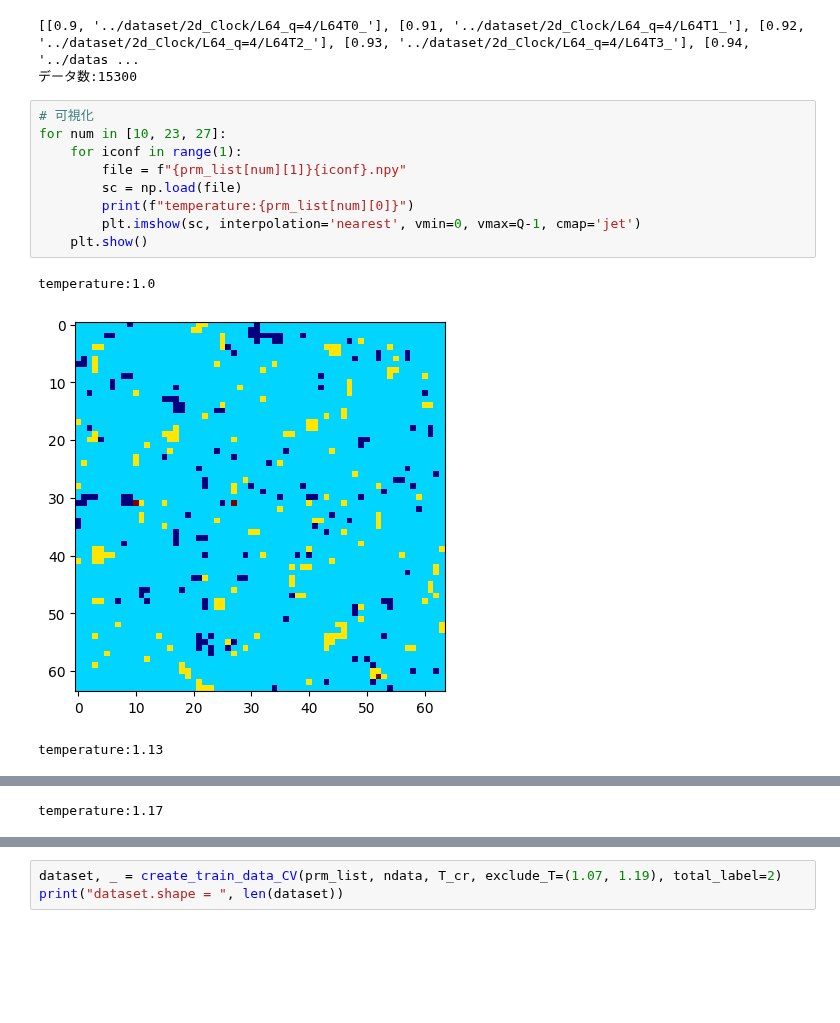
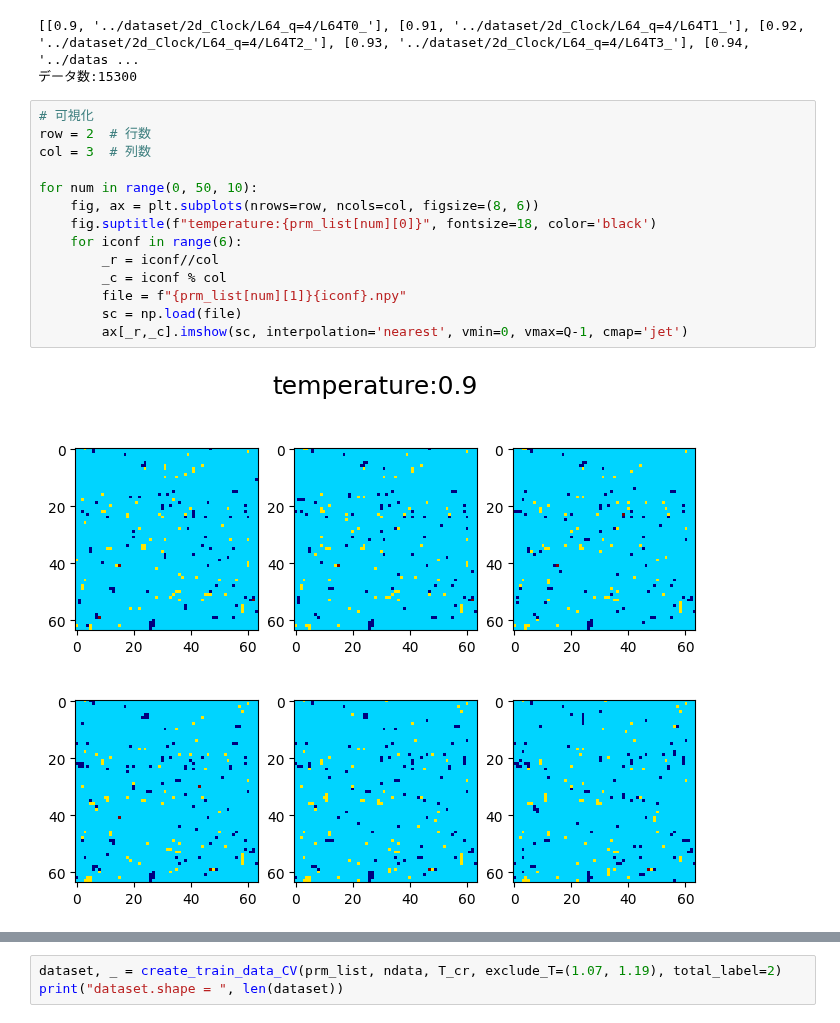
Before and after one commit to tatsuya0926/spin-configuration-learning, a Jupyter notebook: learning/train/train_cnn_Clock_q=4.ipynb, the cells around one changed output, grey strips where cells are left out. Drawn from its saved outputs; the diff is of its cells as text; blank space fills up the shorter version.

Commit message:
fixed plot label, update kmeans

```diff
--- a/learning/train/train_cnn_Clock_q=4.ipynb
+++ b/learning/train/train_cnn_Clock_q=4.ipynb
@@ -32,14 +32,17 @@ print(f"データ数:{nconf*ndata}")
 データ数:15300
 # %%
 # 可視化
-for num in [10, 23, 27]:
-    for iconf in range(1):
+row = 2  # 行数
+col = 3  # 列数
+
+for num in range(0, 50, 10):
+    fig, ax = plt.subplots(nrows=row, ncols=col, figsize=(8, 6))
+    fig.suptitle(f"temperature:{prm_list[num][0]}", fontsize=18, color='black')
+    for iconf in range(6):
+        _r = iconf//col
+        _c = iconf % col
         file = f"{prm_list[num][1]}{iconf}.npy"
         sc = np.load(file)
-        print(f"temperature:{prm_list[num][0]}")
-        plt.imshow(sc, interpolation='nearest', vmin=0, vmax=Q-1, cmap='jet')
-    plt.show()
+        ax[_r,_c].imshow(sc, interpolation='nearest', vmin=0, vmax=Q-1, cmap='jet')
 # %% [output]
-temperature:1.0
-[figure, old version]
+[figure, new version]
-temperature:1.13
@@ -47 +49,0 @@ temperature:1.13
-temperature:1.17
```
Also changed, not shown: parts of 3 cells of this notebook, 3 other files.
